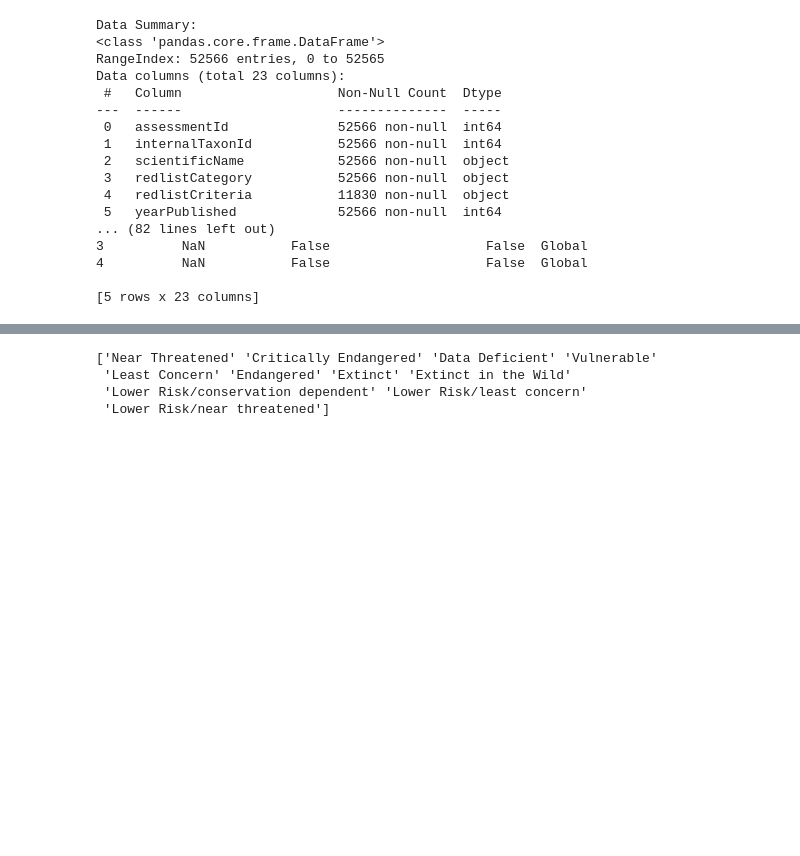
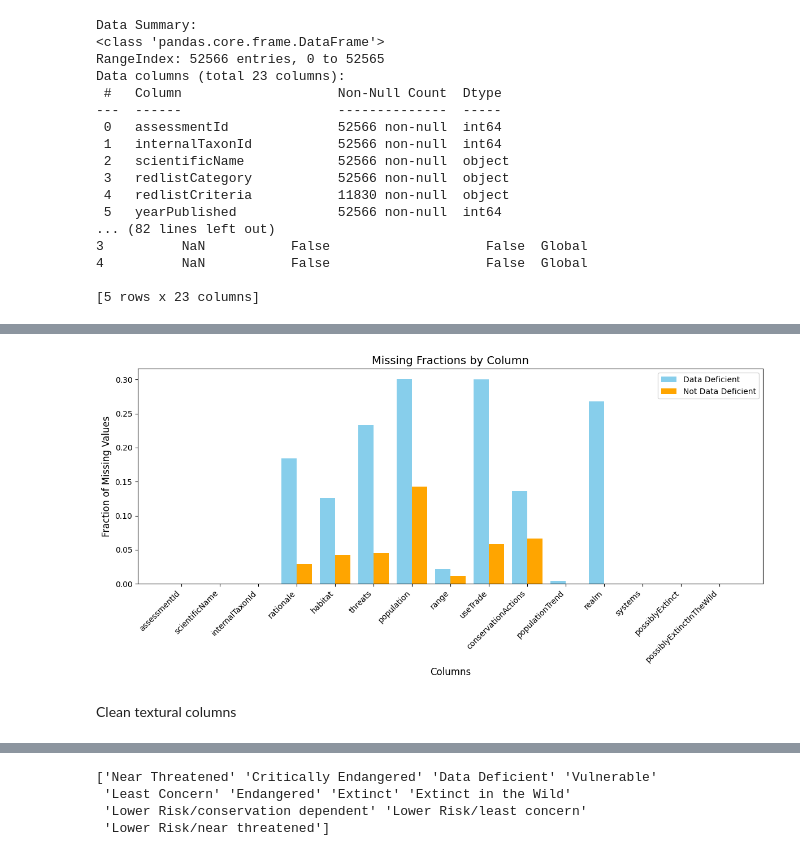
Before and after one commit to ym277/redlist_clean, a Jupyter notebook: preprocess.ipynb, the cells around one changed output, grey strips where cells are left out. Cells and saved outputs as stored; diff of their text form; code cells hidden in the pictures; blank space fills up the shorter version.

```diff
--- a/preprocess.ipynb
+++ b/preprocess.ipynb
@@ -41,0 +62,2 @@ Data columns (total 23 columns):
+# %%
+df = df[df['language'] == 'English']
@@ -41,0 +66,9 @@ Data columns (total 23 columns):
+# %%
+use_columns = [
+    'assessmentId', 'scientificName', 'internalTaxonId', 'redlistCategory',
+    'rationale', 'habitat', 'threats', 'population', 'range', 'useTrade',
+    'conservationActions', 'populationTrend', 'realm', 'systems',
+    'possiblyExtinct', 'possiblyExtinctInTheWild'
+]
+
+df = df[use_columns]
@@ -41,0 +129,31 @@ Data columns (total 23 columns):
+# %%
+import matplotlib.pyplot as plt
+
+# Extract data for plotting
+columns = list(missing_fractions.keys())
+data_deficient = [missing_fractions[col]['Data Deficient'] for col in columns]
+not_data_deficient = [missing_fractions[col]['Not Data Deficient'] for col in columns]
+
+# Plot the data
+x = range(len(columns))
+width = 0.4
+
+plt.figure(figsize=(12, 6))
+plt.bar(x, data_deficient, width, label='Data Deficient', color='skyblue')
+plt.bar([i + width for i in x], not_data_deficient, width, label='Not Data Deficient', color='orange')
+
+# Add labels, legend, and title
+plt.xlabel('Columns', fontsize=12)
+plt.ylabel('Fraction of Missing Values', fontsize=12)
+plt.title('Missing Fractions by Column', fontsize=14)
+plt.xticks([i + width / 2 for i in x], columns, rotation=45, ha='right', fontsize=10)
+plt.legend()
+# plt.yscale('log')  # Set y-axis to logarithmic scale
+plt.tight_layout()
+
+# Show the plot
+plt.show()
+# %% [output]
+[figure, added]
+# %% [markdown]
+Clean textural columns
```
Also changed, not shown: parts of 68 cells of this notebook, 16 other files.
